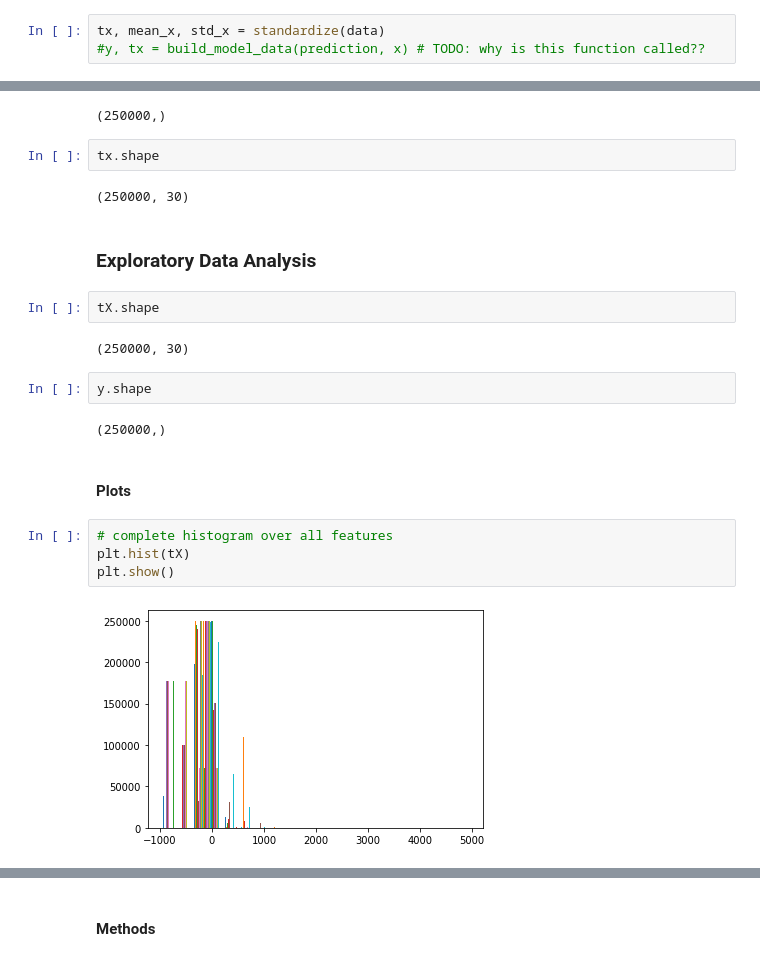
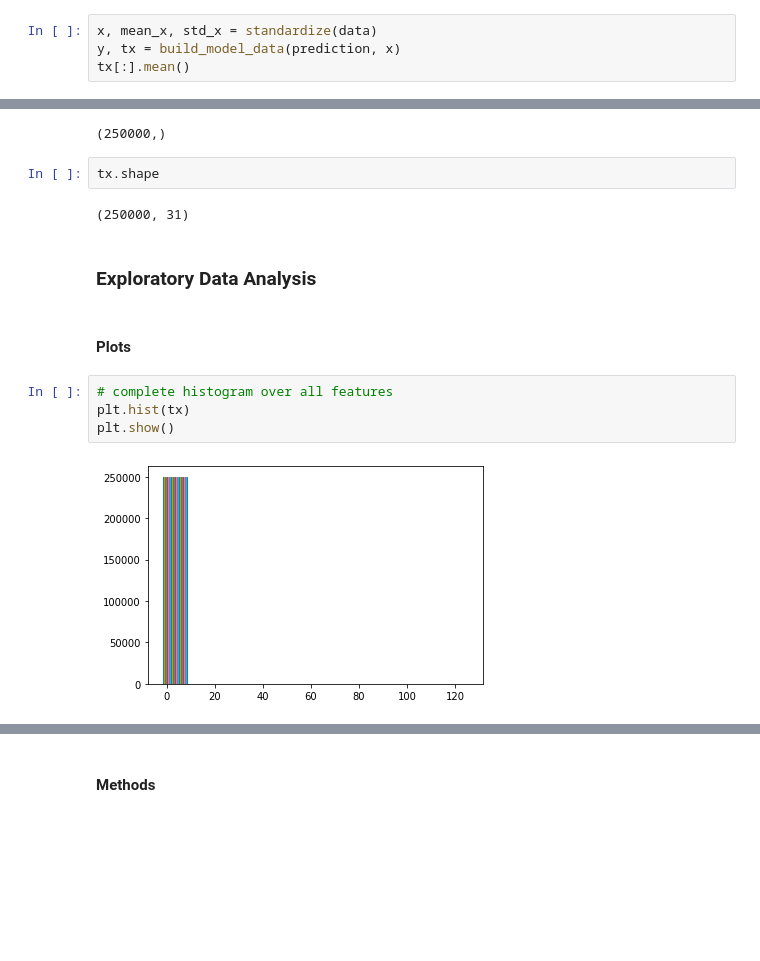
Before and after one commit to paocela/CS433-ML_Project_1-Higgs_Boson, a Jupyter notebook: project1.ipynb, the cells around one changed output, grey strips where cells are left out. Saved outputs shown, nothing was run; the diff lists cells and outputs as text; blank space fills up the shorter version.

```diff
--- a/project1.ipynb
+++ b/project1.ipynb
@@ -18,3 +23,4 @@ prediction, data, ids = load_csv_data(DATA_TRAIN_PATH)
 # %%
-tx, mean_x, std_x = standardize(data)
-#y, tx = build_model_data(prediction, x) # TODO: why is this function called??
+x, mean_x, std_x = standardize(data)
+y, tx = build_model_data(prediction, x)
+tx[:].mean()
@@ -25,25 +39,17 @@ y.shape
 # %%
 tx.shape
 # %% [output]
-(250000, 30)
+(250000, 31)
 # %% [markdown]
 ### Exploratory Data Analysis
-# %%
-tX.shape
-# %% [output]
-(250000, 30)
-# %%
-y.shape
-# %% [output]
-(250000,)
 # %% [markdown]
 #### Plots
 # %%
 # complete histogram over all features
-plt.hist(tX)
+plt.hist(tx)
 plt.show()
 # %% [output]
-[figure, old version]
+[figure, new version]
 # %%
 fig, axes = plt.subplots(6, 5, figsize=(15,15))
 for i, ax in enumerate(axes.flat):
```
Also changed, not shown: parts of 17 cells of this notebook, 2 other files.
